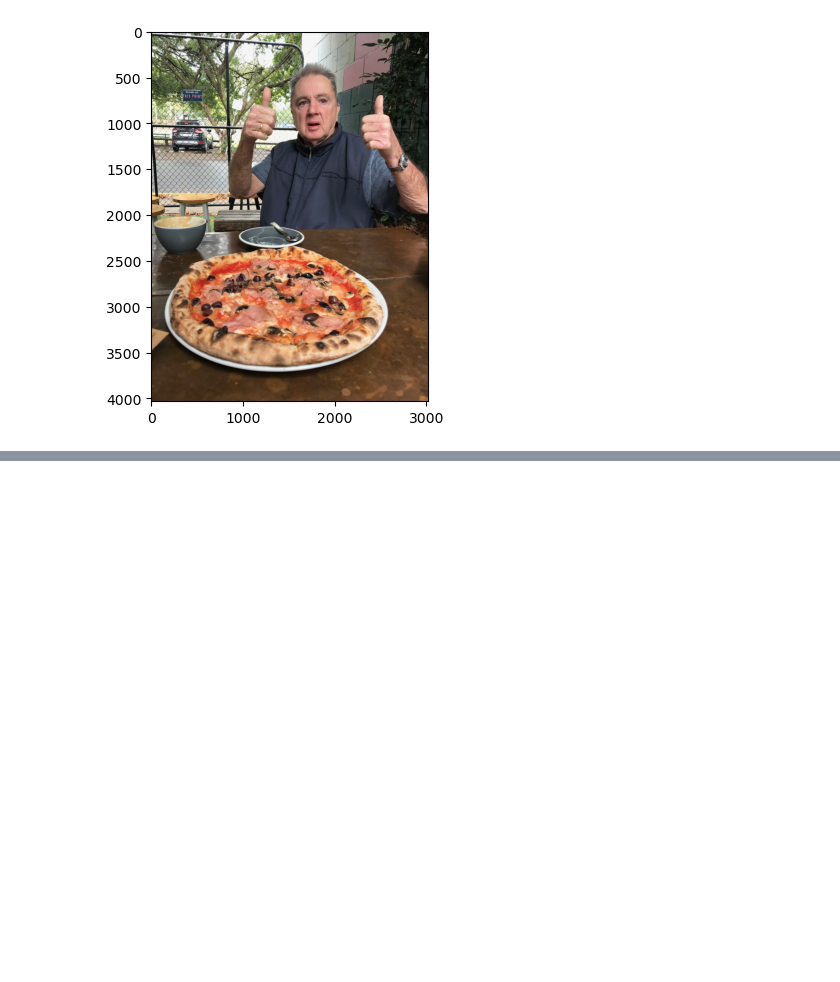
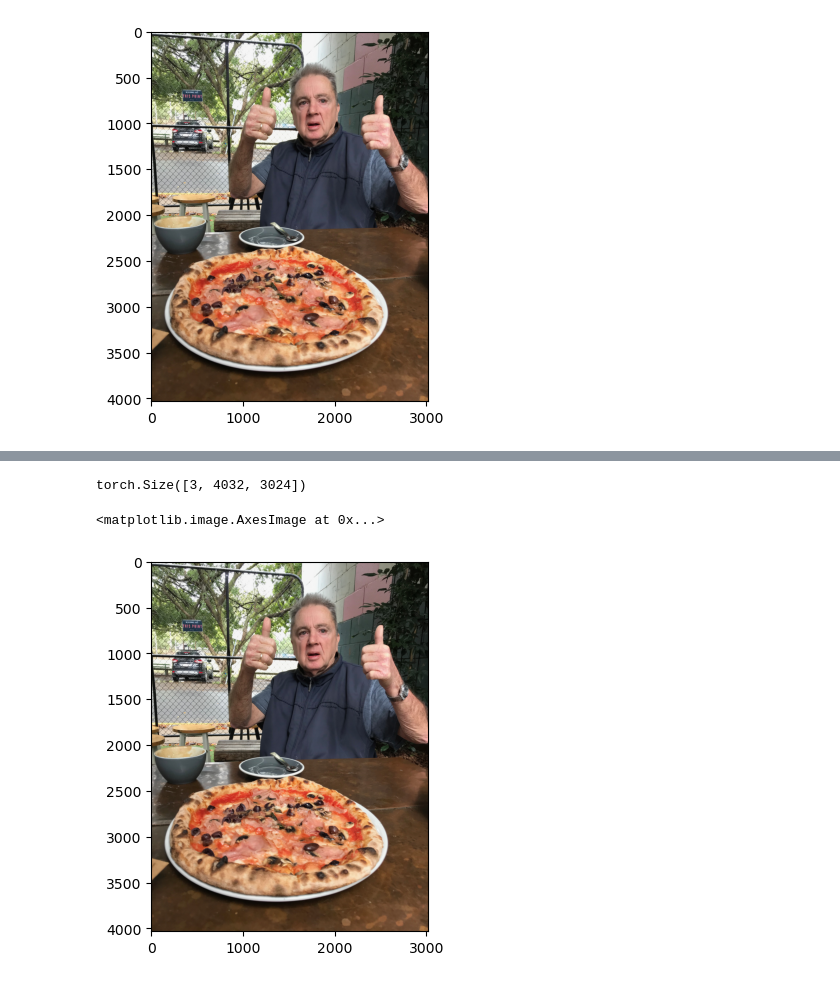
Before and after one commit to diyangraditya/PyTorchLearnings_UDEMY, a Jupyter notebook: Notebooks/UDEMY_04_PyTorch_custom_datasets.ipynb, the cells around one changed output, grey strips where cells are left out. Drawn from its saved outputs; the diff is of its cells as text; code cells hidden in the pictures; blank space fills up the shorter version.

```diff
--- a/Notebooks/UDEMY_04_PyTorch_custom_datasets.ipynb
+++ b/Notebooks/UDEMY_04_PyTorch_custom_datasets.ipynb
@@ -1342,0 +1357,4 @@ plt.imshow(custom_image_uint8.permute(1, 2, 0))
+# %%
+# load in the custom image and convert to torch.float32
+custom_image = torchvision.io.read_image(custom_image_path).type(torch.float32)/255
+custom_image
@@ -1342,0 +1379,9 @@ plt.imshow(custom_image_uint8.permute(1, 2, 0))
+# %%
+custom_image.shape
+# %% [output]
+torch.Size([3, 4032, 3024])
+# %%
+plt.imshow(custom_image.permute(1, 2, 0))
+# %% [output]
+<matplotlib.image.AxesImage at 0x...>
+[figure, added]
```
Also changed, not shown: parts of 14 cells of this notebook.
